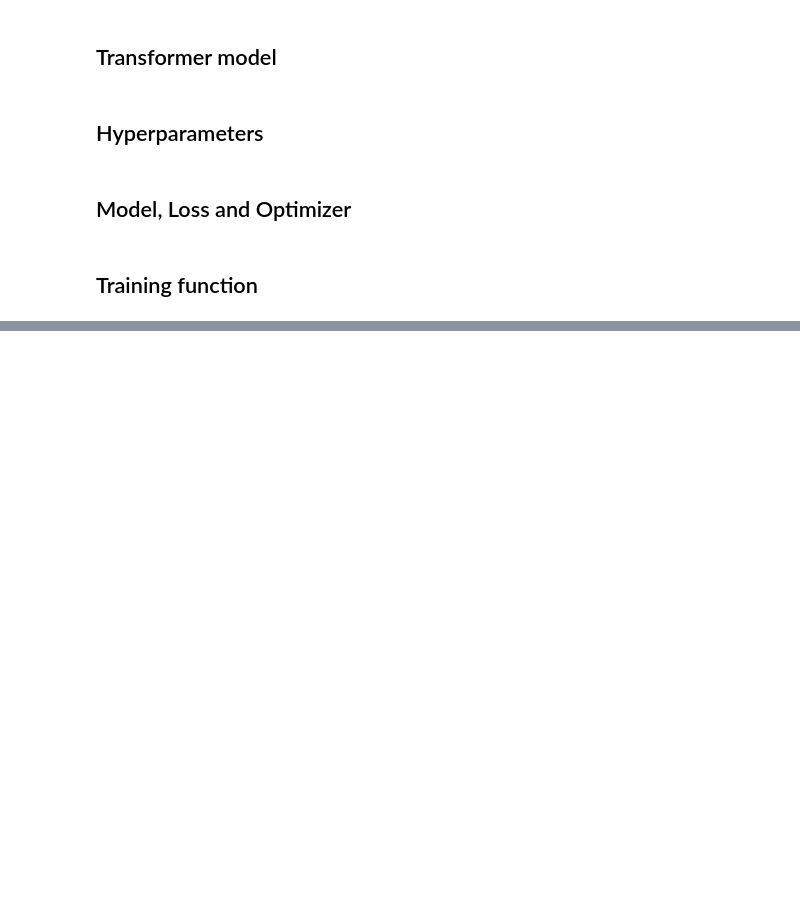
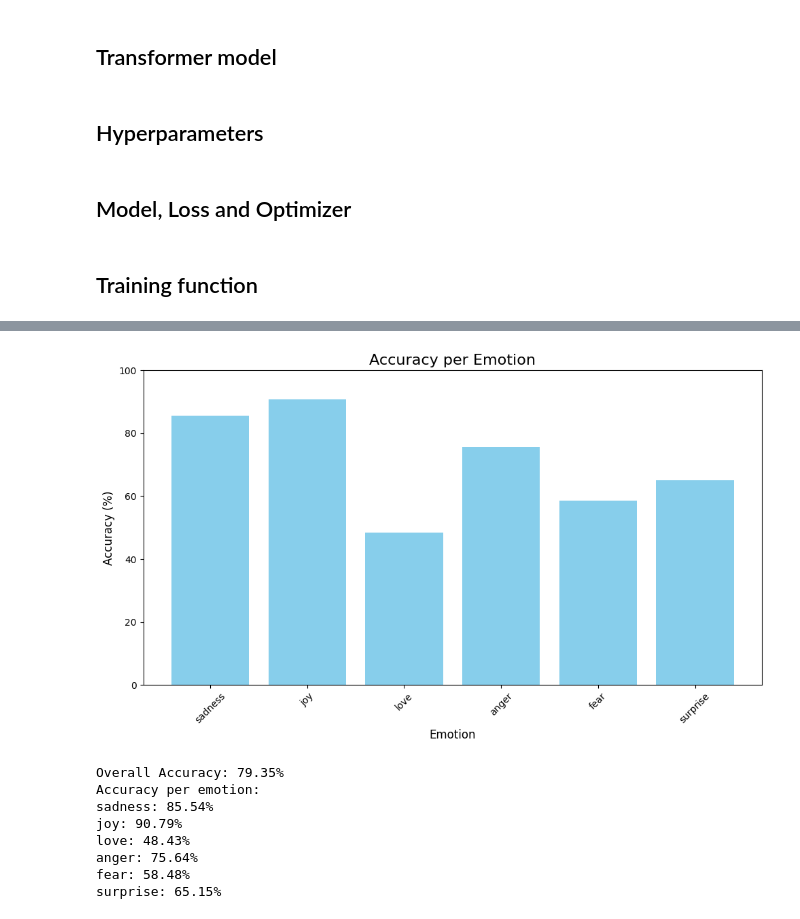
Before and after one commit to thomasjuin1/EmotionClassification, a Jupyter notebook: transformer_dair.ipynb, the cells around one changed output, grey strips where cells are left out. Drawn from its saved outputs; the diff is of its cells as text; code cells hidden in the pictures; blank space fills up the shorter version.

Commit message:
feat(transformer): add evaluation and spacy tokenization

```diff
--- a/transformer_dair.ipynb
+++ b/transformer_dair.ipynb
@@ -20,3 +39,24 @@ dataset = load_dataset("dair-ai/emotion", "split")
 train_set = dataset["train"]
 val_set = dataset["validation"]
 test_set = dataset["test"]
+
+train_sset = train_set.map(lambda x: {"text": x["text"], "labels": [x["label"]]})
+val_sset = val_set.map(lambda x: {"text": x["text"], "labels": [x["label"]]})
+test_sset = test_set.map(lambda x: {"text": x["text"], "labels": [x["label"]]})
+
+__emotions = [
+    "sadness",
+    "joy",
+    "love",
+    "anger",
+    "fear",
+    "surprise",
+]
+
+EMOTION_TO_INDEX = {
+    emotion: index for index, emotion in enumerate(__emotions)
+}
+
+INDEX_TO_EMOTION = {
+    index: emotion for emotion, index in EMOTION_TO_INDEX.items()
+}
@@ -23,9 +103,12 @@ test_set = dataset["test"]
 # %% [markdown]
 ## Vocabulary and tokenization functions
 # %%
+import spacy
+nlp = spacy.load("en_core_web_sm")
 
-def tokenize(text):
-    return text.lower().split()
+def tokenize(text: str) -> list[str]:
+    tokens = nlp(text)
+    return [token.lemma_.lower().strip() for token in tokens if not token.is_stop]
 
 def build_vocab(texts, max_vocab_size):
     from collections import Counter
@@ -123,12 +206,12 @@ class TransformerModel(nn.Module):
 # %% [markdown]
 ## Hyperparameters
 # %%
-EMBED_DIM = 128
+EMBED_DIM = 256
 NUM_HEADS = 4
 NUM_LAYERS = 2
 DROPOUT = 0.1
 DEVICE = torch.device("cuda" if torch.cuda.is_available() else "cpu")
-EPOCHS = 5
+EPOCHS = 10
 # %% [markdown]
 ## Model, Loss and Optimizer
 # %%
@@ -193,0 +365,20 @@ Training the model
+# %%
+DEVICE = torch.device("cuda" if torch.cuda.is_available() else "cpu")
+
+# Evaluate the trained model
+emotion_accuracy = evaluate_model(
+    model=model,
+    data_loader=test_loader,
+    index_to_emotion=INDEX_TO_EMOTION,
+    device=DEVICE
+)
+# %% [output]
+[figure, added]
+Overall Accuracy: 79.35%
+Accuracy per emotion:
+sadness: 85.54%
+joy: 90.79%
+love: 48.43%
+anger: 75.64%
+fear: 58.48%
+surprise: 65.15%
```
Also changed, not shown: parts of 5 cells of this notebook.
